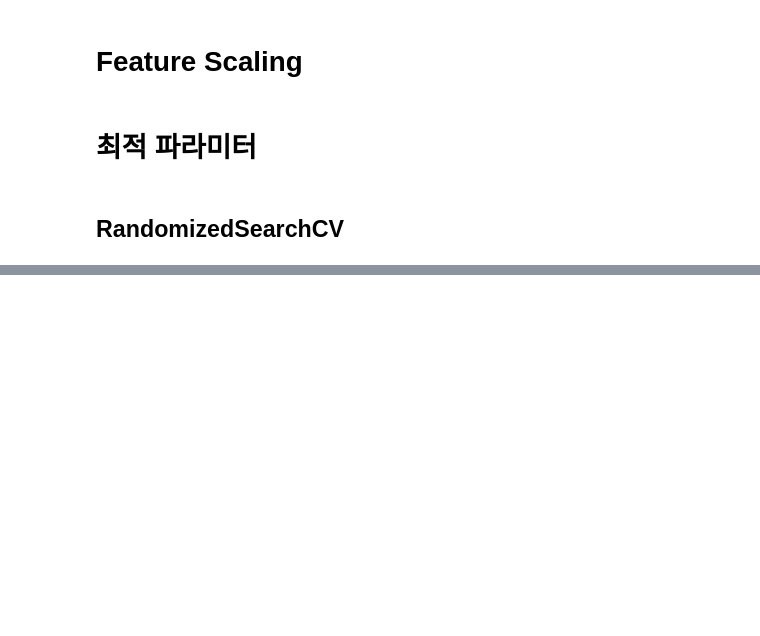
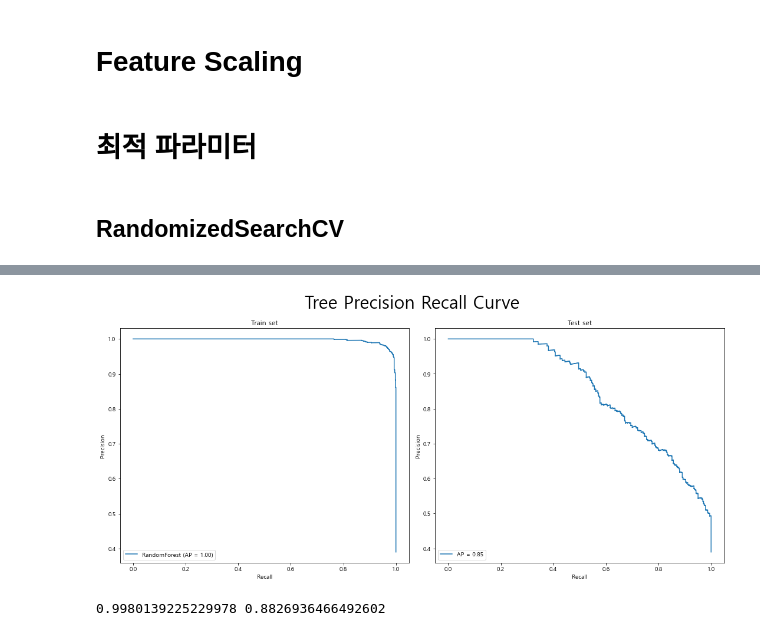
Before and after one commit to miniproject-playdata/project, a Jupyter notebook: water_SAM.ipynb, the cells around one changed output, grey strips where cells are left out. Saved outputs shown, nothing was run; the diff lists cells and outputs as text; code cells hidden in the pictures; blank space fills up the shorter version.

```diff
--- a/water_SAM.ipynb
+++ b/water_SAM.ipynb
@@ -219,0 +256,23 @@ fi_rs_s.sort_values().plot(kind='barh', figsize=(8,6))
+# %%
+fig, axes = plt.subplots(1,2, figsize=(15,7))
+fig.suptitle('Tree Precision Recall Curve', fontsize=30)
+
+disp_pr1 = PrecisionRecallDisplay(precision_train, recall_train, average_precision=ap_train, estimator_name='RandomForest')
+disp_pr1.plot(ax=axes[0])
+axes[0].set_title('Train set')
+
+disp_pr2 = PrecisionRecallDisplay(precision_test, recall_test, average_precision=ap_test)
+disp_pr2.plot(ax=axes[1])
+axes[1].set_title('Test set')
+
+plt.tight_layout()
+plt.show()
+# %% [output]
+[figure, added]
+# %%
+auc_train = roc_auc_score(y_train, pred_train_proba)
+auc_test = roc_auc_score(y_test, pred_test_proba)
+
+print(auc_train, auc_test)
+# %% [output]
+0.9980139225229978 0.8826936466492602
```
Also changed, not shown: parts of 22 cells of this notebook.
